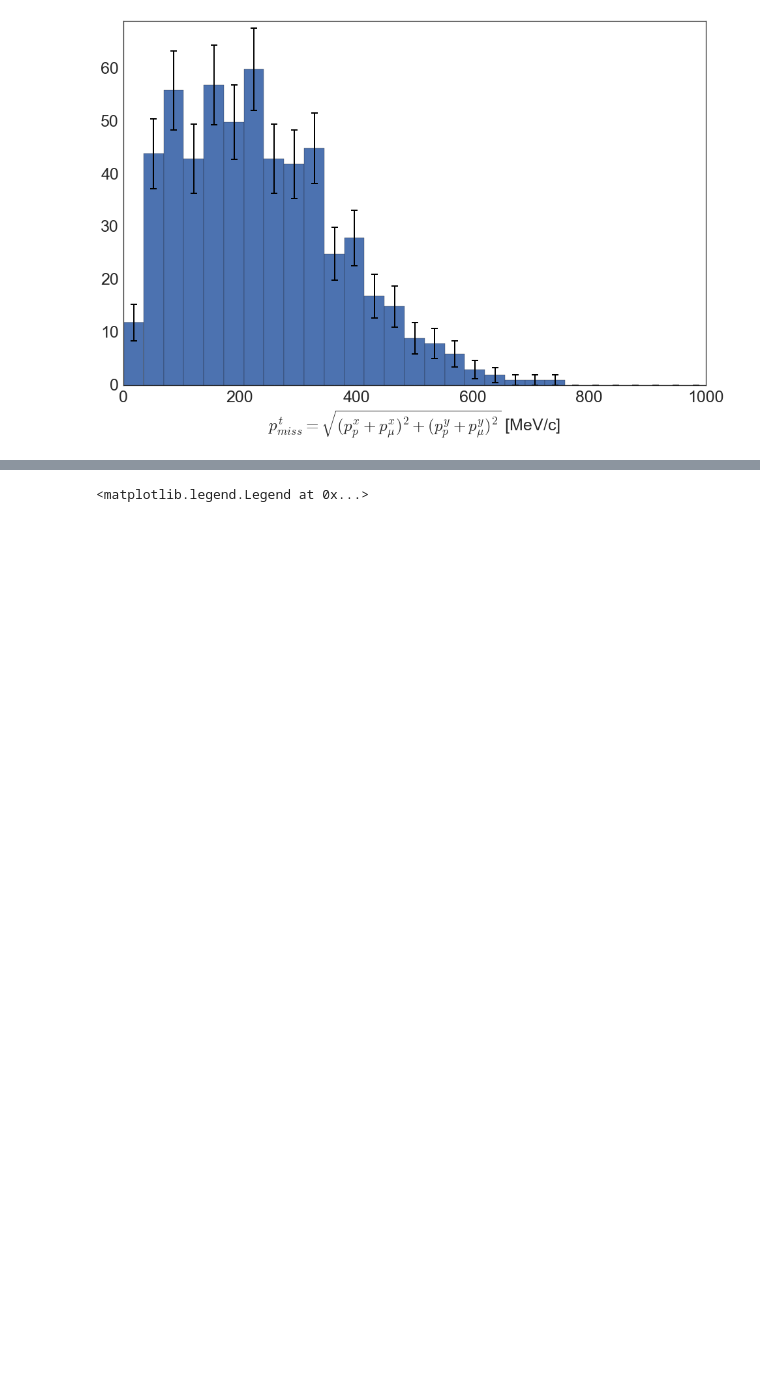
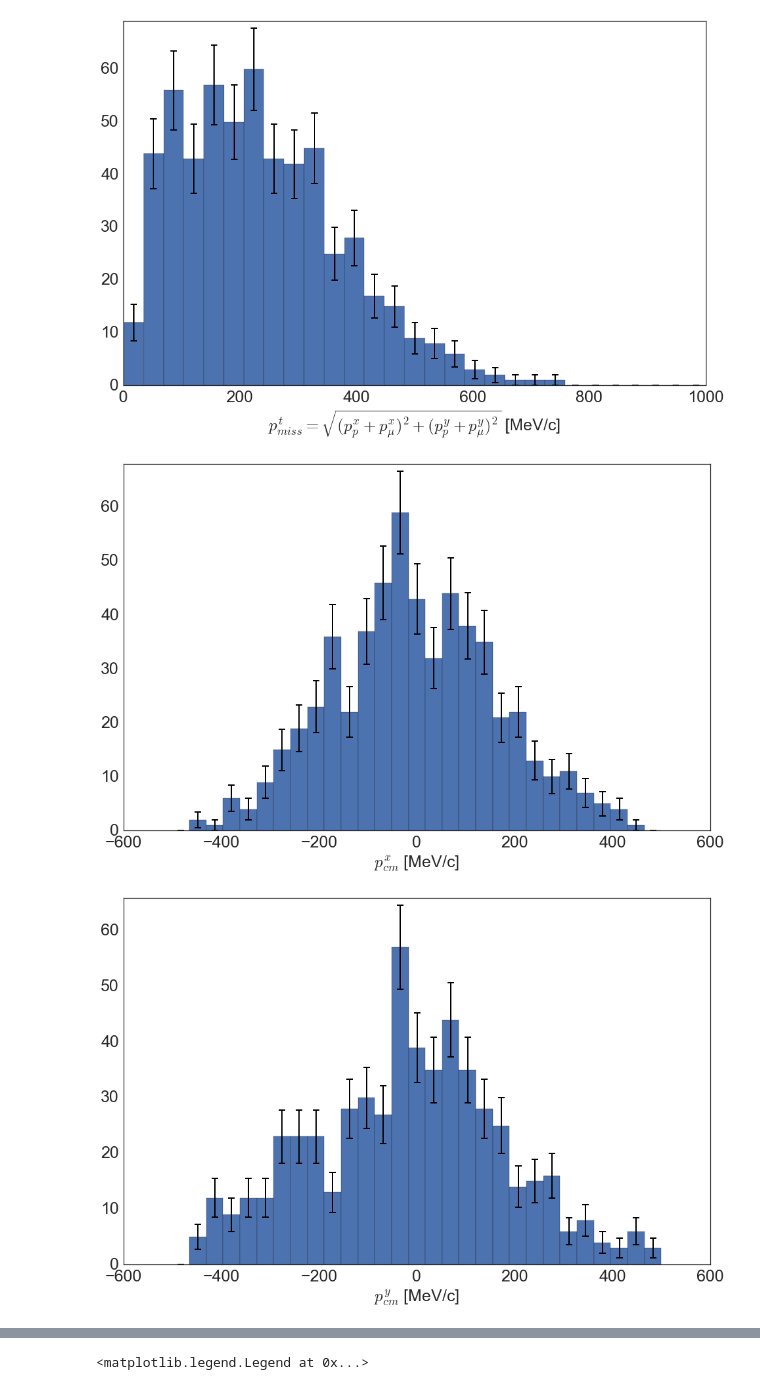
Before and after one commit to erezcoh4/AnalysisTreesInformation, a Jupyter notebook: AnaTreesPackage/notebooks/CCQE_events_anafile_plos.ipynb, the cells around one changed output, grey strips where cells are left out. Saved outputs shown, nothing was run; the diff lists cells and outputs as text; code cells hidden in the pictures; blank space fills up the shorter version.

```diff
--- a/AnaTreesPackage/notebooks/CCQE_events_anafile_plos.ipynb
+++ b/AnaTreesPackage/notebooks/CCQE_events_anafile_plos.ipynb
@@ -104,3 +104,17 @@ ax , h , bins , mid = hist_with_errors( Pt_mu_p , bins=np.linspace(0,1000,30) ,
 # plt.legend(loc='upper right',fontsize=30)
 # %% [output]
 [figure]
+# %%
+bins = np.linspace(-500,500,30)
+xlabel='$p_{cm}^x$ [MeV/c]'
+ax , h , bins , mid = hist_with_errors( data.mu_Px+data.p_Px , bins=bins , xlabel=xlabel )
+
+xlabel='$p_{cm}^y$ [MeV/c]'
+ax , h , bins , mid = hist_with_errors( data.mu_Py+data.p_Py , bins=bins , xlabel=xlabel )
+
+bins = np.linspace(-300,1200,30)
+xlabel='$p_{cm}^z$ [MeV/c]'
+ax , h , bins , mid = hist_with_errors( data.mu_Pz+data.p_Pz , bins=bins , xlabel=xlabel )
+# %% [output]
+[figure, added]
+[figure, added]
```
Also changed, not shown: parts of 3 cells of this notebook, 2 other files.
